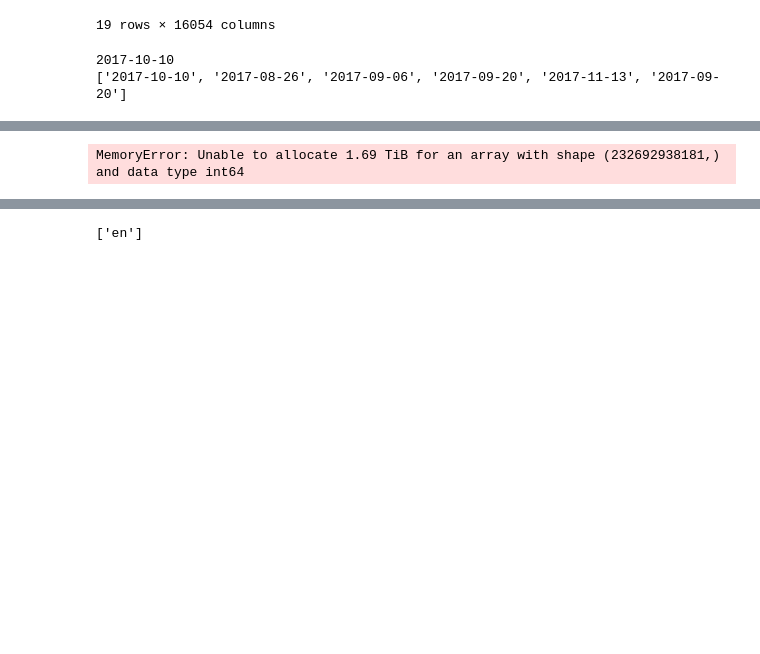
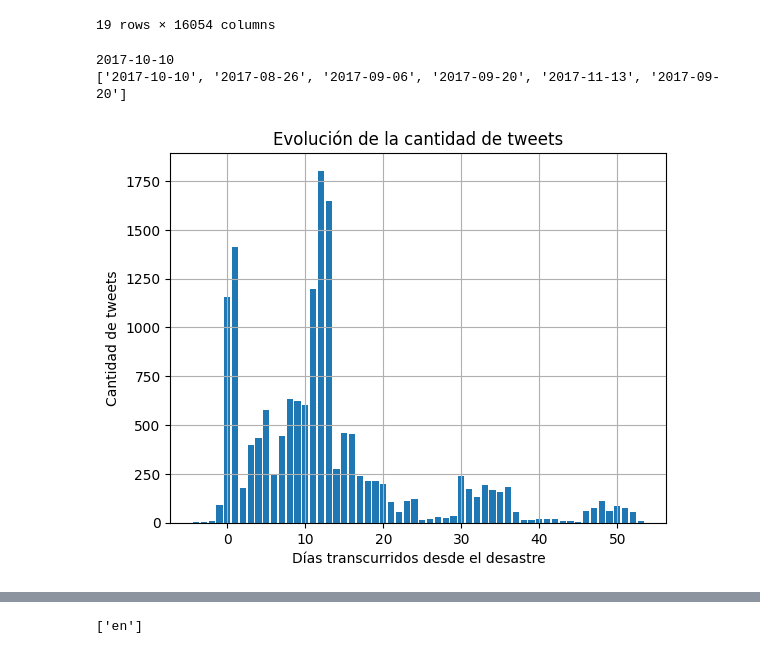
Before and after one commit to Stevennns/Proyecto-Mineria-de-datos-2023-1, a Jupyter notebook: all_data.ipynb, the cells around one changed output, grey strips where cells are left out. Cells and saved outputs as stored; diff of their text form; code cells hidden in the pictures; blank space fills up the shorter version.

```diff
--- a/all_data.ipynb
+++ b/all_data.ipynb
@@ -329,6 +329,27 @@ df_con_nan.drop("tdd_temp", axis=1, inplace=True)  # Eliminar la columna tempora
 # %% [output]
 2017-10-10
 ['2017-10-10', '2017-08-26', '2017-09-06', '2017-09-20', '2017-11-13', '2017-09-20']
+# %%
+df_con_nan[df_con_nan["json_name"]=='hurricane_harvey']
+df_con_nan = df_con_nan[df_con_nan["tdd"] > -5]
+ #Supongamos que tienes un DataFrame llamado df con las columnas 'tdd' y 'tweet_count'
+# donde 'tdd' representa los días transcurridos y 'tweet_count' es la cantidad de tweets
+tweet_counts = df_con_nan['tdd'].value_counts().sort_index()
+
+# Crear el gráfico de barras
+plt.bar(tweet_counts.index, tweet_counts.values)
+
+
+# Personalizar el gráfico
+plt.title('Evolución de la cantidad de tweets')
+plt.xlabel('Días transcurridos desde el desastre')
+plt.ylabel('Cantidad de tweets')
+plt.grid(True)
+
+# Mostrar el gráfico
+plt.show()
+# %% [output]
+[figure, added]
 # %%
 df_con_nan[df_con_nan["tdd"]<0]
 # %% [output]
@@ -345,49 +366,3 @@ df_con_nan[df_con_nan["tdd"]<0]
 | 15982 | 847154724109533190 | en | Portrait double exposure ❤️⭐️❤️⭐️... | 186 | 123 | False | Wed Mar 29 18:33:20 +0000 2017 | ... |
 | 15999 | 848529356376997888 | en | Ross MacDonald // Lollapalooza Ch... | 488 | 193 | False | Sun Apr 02 13:35:38 +0000 2017 | ... |
 170 rows × 21 columns
-# %%
-import pandas as pd
-from datetime import datetime
-import pytz
-
-# Función para convertir la fecha en el formato deseado
-def convertir_fecha(fecha):
-    fecha_objeto = datetime.strptime(fecha, "%b %d, %Y")
-    fecha_transformada = fecha_objeto.strftime("%Y-%m-%d")
-    return fecha_transformada
-
-# Diccionario de desastres y sus fechas correspondientes
-desastres = {
-    "california_wildfires": "Oct 10, 2017",
-    "hurricane_harvey": "Aug 26, 2017",
-    "hurricane_irma": "Sep 6, 2017",
-    "hurricane_maria": "Sep 20, 2017",
-    "iraq_iran_earthquake": "Nov 13, 2017",
-    "mexico_earthquake": "Sep 20, 2017",
-    "srilanka_floods": "May 27, 2017",
-}
-
-
-# Convertir las fechas de los desastres al formato deseado y agregar información de zona horaria UTC
-desastres = {key: convertir_fecha(value) for key, value in desastres.items()}
-df_con_fecha = df_con_nan.copy()
-# Convertir la columna "fecha" del DataFrame al tipo Timestamp si no está en ese formato
-if not pd.api.types.is_datetime64tz_dtype(df_con_fecha['fecha']):
-    df_con_fecha['fecha'] = pd.to_datetime(df_con_fecha['fecha']).dt.tz_localize('UTC')
-
-# Obtener el índice de los desastres correspondientes a cada fila del DataFrame
-indices_desastres = df_con_fecha['json_name'].apply(lambda x: list(desastres.keys()).index(x))
-
-# Convertir los valores del diccionario desastres a una Serie de tipo Timestamp
-fechas_desastres = pd.Series(list(desastres.values())).astype('datetime64[ns, UTC]')
-
-# Crear un nuevo DataFrame con los resultados calculados
-df_resultado = pd.DataFrame({'tdd': (df_con_fecha['fecha'] - fechas_desastres[indices_desastres]).dt.days})
-
-# Fusionar el nuevo DataFrame con el DataFrame original utilizando el método merge
-df_con_fecha = df_con_fecha.merge(df_resultado, left_index=True, right_index=True)
-
-# Mostrar el DataFrame con la nueva columna "tdd"
-print(df_con_fecha)
-# %% [output]
-MemoryError: Unable to allocate 1.69 TiB for an array with shape (232692938181,) and data type int64
```
Also changed, not shown: parts of 8 cells of this notebook, 23 other files.
